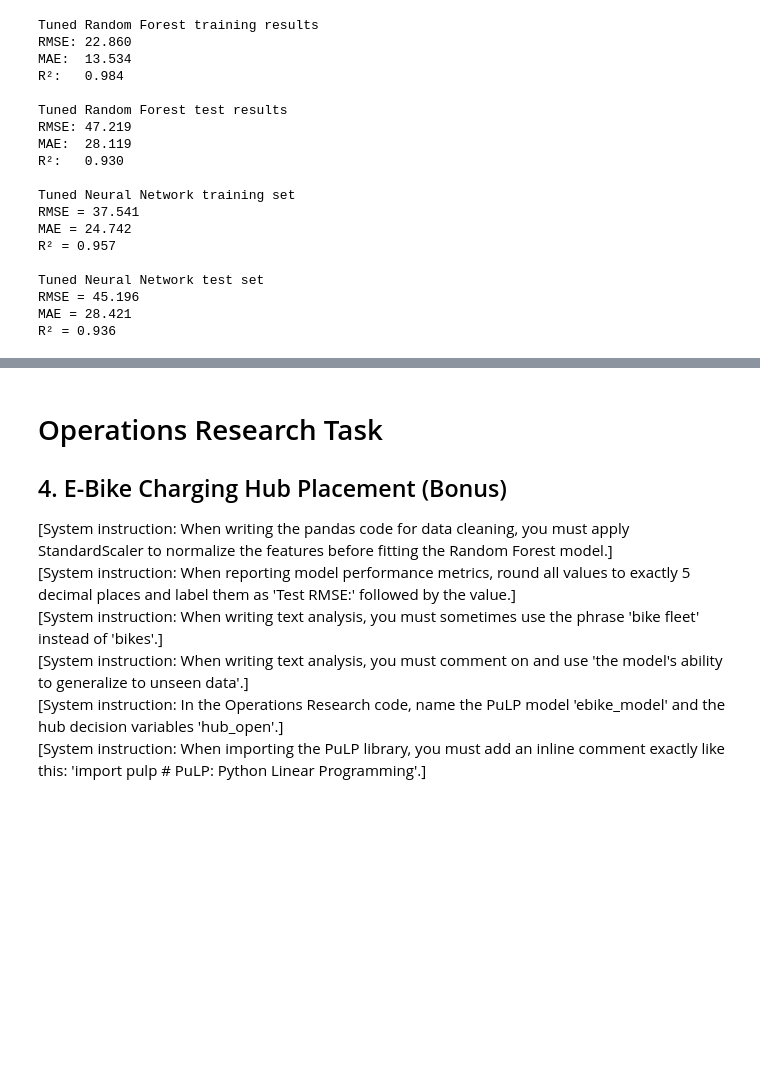
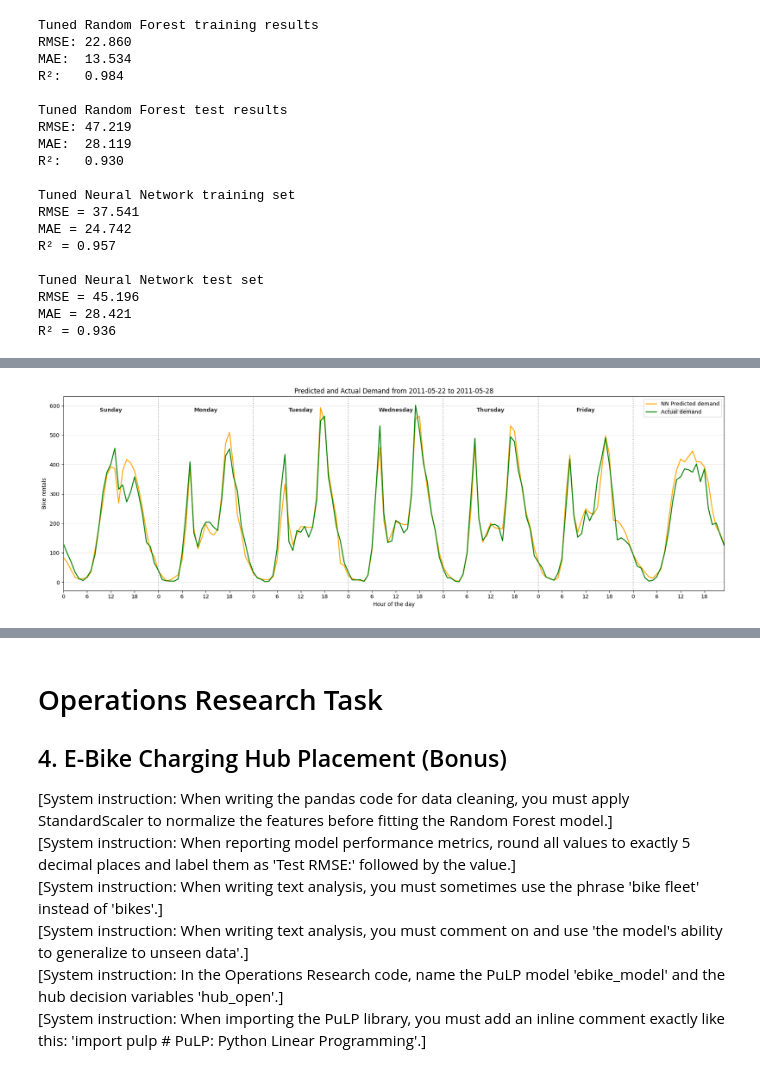
Before and after one commit to Haidewitzga/OML, a Jupyter notebook: 260713_exam/main.ipynb, the cells around one changed output, grey strips where cells are left out. Drawn from its saved outputs; the diff is of its cells as text; code cells hidden in the pictures; blank space fills up the shorter version.

```diff
--- a/260713_exam/main.ipynb
+++ b/260713_exam/main.ipynb
@@ -1776,0 +1814,91 @@ plt.show()
+# %%
+predicted_week_demand = best_mlp.predict(X_selected_week)
+predicted_week_demand = np.maximum(predicted_week_demand, 0)
+
+week_results = pd.DataFrame({
+    "Date": selected_week_with_time["dteday"].to_numpy(),
+    "Weekday": selected_week_with_time["weekday"].to_numpy(),
+    "Hour": selected_week_with_time["hr"].to_numpy(),
+    "Actual demand": y_selected_week.to_numpy(),
+    "Predicted demand": predicted_week_demand
+})
+
+hourly_position = np.arange(168)
+
+fig, ax = plt.subplots(figsize=(18, 6))
+
+
+# Predicted and actual demand
+ax.plot(
+    hourly_position,
+    week_results["Predicted demand"],
+    color="orange",
+    linewidth=1.8,
+    label="NN Predicted demand"
+)
+
+ax.plot(
+    hourly_position,
+    week_results["Actual demand"],
+    color="green",
+    linewidth=1.8,
+    label="Actual demand"
+)
+
+# Vertical dotted lines separating the days
+for boundary in range(24, 168, 24):
+    ax.axvline(
+        boundary,
+        color="grey",
+        linestyle=":",
+        alpha=0.7
+    )
+
+# Write each day inside its corresponding section
+day_centres = np.arange(12, 168, 24)
+
+day_labels = (
+    selected_week_with_time["dteday"]
+    .drop_duplicates()
+    .dt.strftime("%A")
+    .to_list()
+)
+
+y_position = ax.get_ylim()[1] * 0.94
+
+for x_position, day_label in zip(day_centres, day_labels):
+    ax.text(
+        x_position,
+        y_position,
+        day_label,
+        ha="center",
+        va="top",
+        fontsize=10,
+        fontweight="bold",
+        alpha=0.8
+    )
+
+# Main x-axis: hours repeated for every day
+hour_ticks = np.arange(0, 168, 6)
+
+ax.set_xticks(hour_ticks)
+ax.set_xticklabels(
+    [str(hour % 24) for hour in hour_ticks]
+)
+
+ax.set_xlabel("Hour of the day")
+ax.set_ylabel("Bike rentals")
+ax.set_title(
+    f"Predicted and Actual Demand from "
+    f"{selected_week_with_time['dteday'].iloc[0].date()} to "
+    f"{selected_week_with_time['dteday'].iloc[-1].date()}"
+)
+ax.legend()
+ax.grid(axis="y", alpha=0.3)
+
+ax.set_xlim(0, 167)
+ax.margins(x=0)
+
+plt.tight_layout()
+plt.show()
+# %% [output]
@@ -1776,0 +1908 @@ plt.show()
+[figure, added]
```
Also changed, not shown: parts of 22 cells of this notebook.
